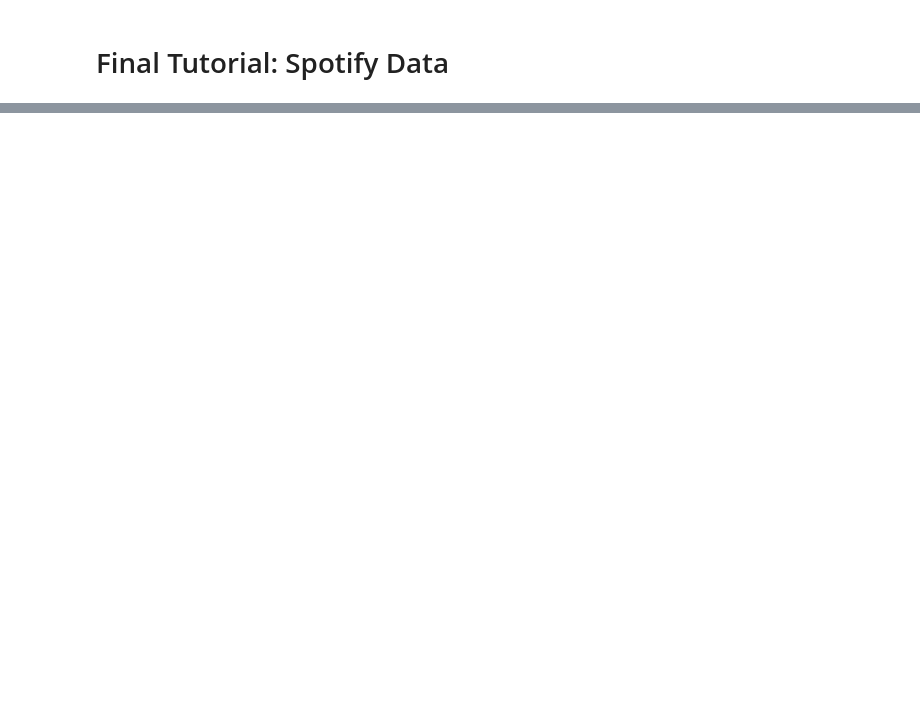
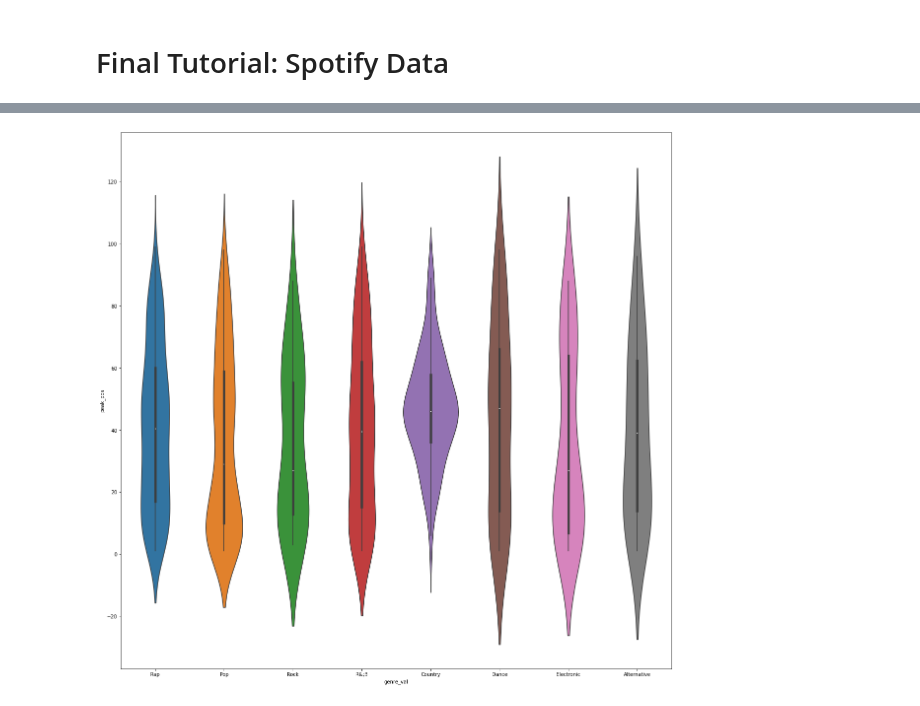
Before and after one commit to SamuelHLam/SamuelHLam.github.io, a Jupyter notebook: Final Tutorial.ipynb, the cells around one changed output, grey strips where cells are left out. Drawn from its saved outputs; the diff is of its cells as text; code cells hidden in the pictures; blank space fills up the shorter version.

```diff
--- a/Final Tutorial.ipynb
+++ b/Final Tutorial.ipynb
@@ -62,0 +396,4 @@ list(data)
+# %%
+# todo: don't change data
+res = data
+res['genre'] = data['genre'].apply(lambda x: x.split(','))
@@ -62,0 +402,5 @@ list(data)
+# %%
+res = res.set_index(['weeks_on_chart', 'peak_pos', 'artists'])['genre'].apply(pd.Series).stack()
+res = res.reset_index()
+res.columns = ['weeks_on_chart','peak_pos','artists','genre_num', 'genre_val']
+res
@@ -62,0 +442,16 @@ list(data)
+# %%
+plot_res = res[(res['genre_val'] == 'Pop')
+               | (res['genre_val'] == 'Rap')
+               | (res['genre_val'] == 'R&;B')
+               | (res['genre_val'] == 'Country')
+               | (res['genre_val'] == 'Electronic')
+               | (res['genre_val'] == 'Dance')
+               | (res['genre_val'] == 'Rock')
+               | (res['genre_val'] == 'Alternative')
+              ]
+# %%
+fig, ax = plt.subplots(figsize=(20,20))
+sns.violinplot(x="genre_val", y="peak_pos", data=plot_res, ax=ax)
+plt.show()
+# %% [output]
+[figure, added]
```
Also changed, not shown: parts of 58 cells of this notebook, 2 other files.
